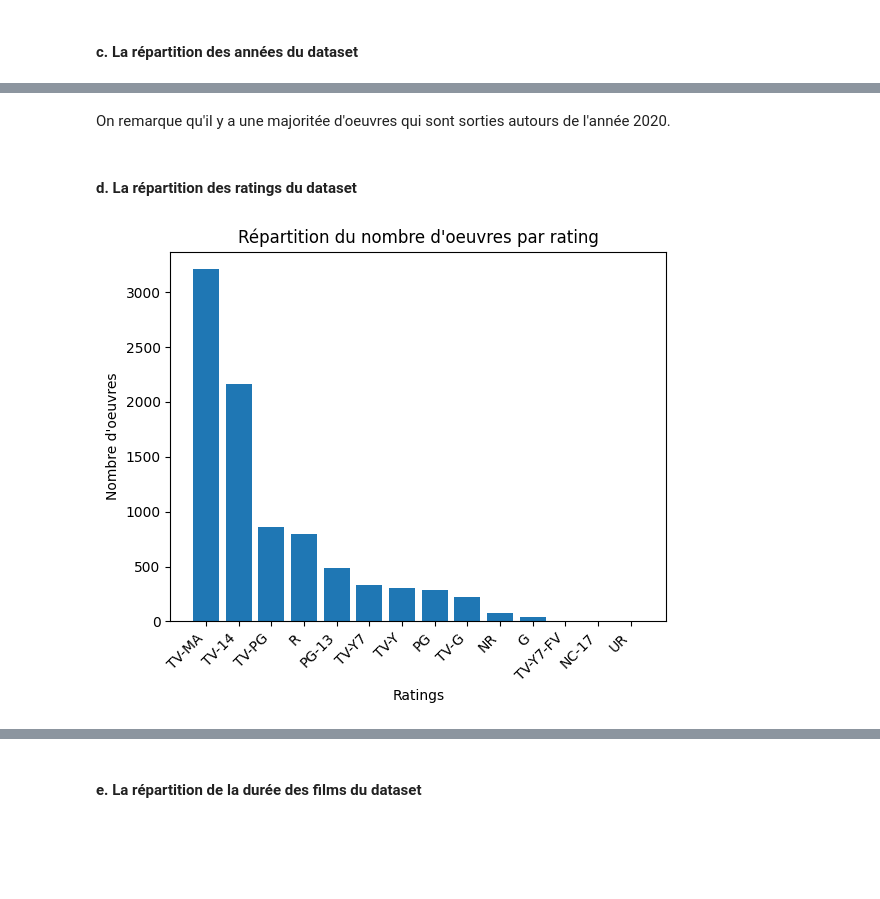
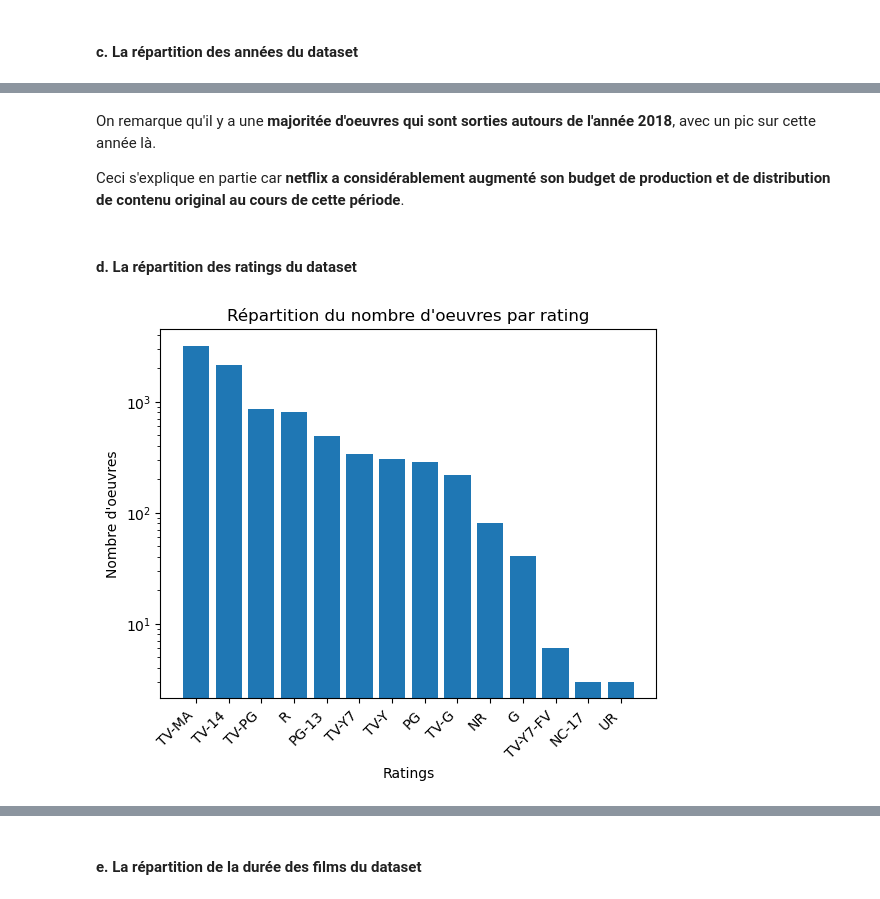
Before and after one commit to leo-carrey/Netflix-Insights, a Jupyter notebook: Netflix Data Analysis.ipynb, the cells around one changed output, grey strips where cells are left out. Cells and saved outputs as stored; diff of their text form; code cells hidden in the pictures; blank space fills up the shorter version.

```diff
--- a/Netflix Data Analysis.ipynb
+++ b/Netflix Data Analysis.ipynb
@@ -677,17 +686,20 @@ plt.show()
 # %% [markdown]
-On remarque qu'il y a une majoritée d'oeuvres qui sont sorties autours de l'année 2020.
+On remarque qu'il y a une **majoritée d'oeuvres qui sont sorties autours de l'année 2018**, avec un pic sur cette année là.
+
+Ceci s'explique en partie car **netflix a considérablement augmenté son budget de production et de distribution de contenu original au cours de cette période**.
 # %% [markdown]
 #### d. La répartition des ratings du dataset
 # %%
 # On récupère les ratings
 rating_counts = df["rating"].value_counts()
 
 # On affiche
 plt.bar(rating_counts.index, rating_counts)
+plt.yscale("log")
 plt.xlabel("Ratings")
 plt.ylabel("Nombre d'oeuvres")
 plt.title("Répartition du nombre d'oeuvres par rating")
 plt.xticks(rotation=45, ha="right")
 plt.show()
 # %% [output]
-[figure, old version]
+[figure, new version]
```
Also changed, not shown: parts of 36 cells of this notebook.
